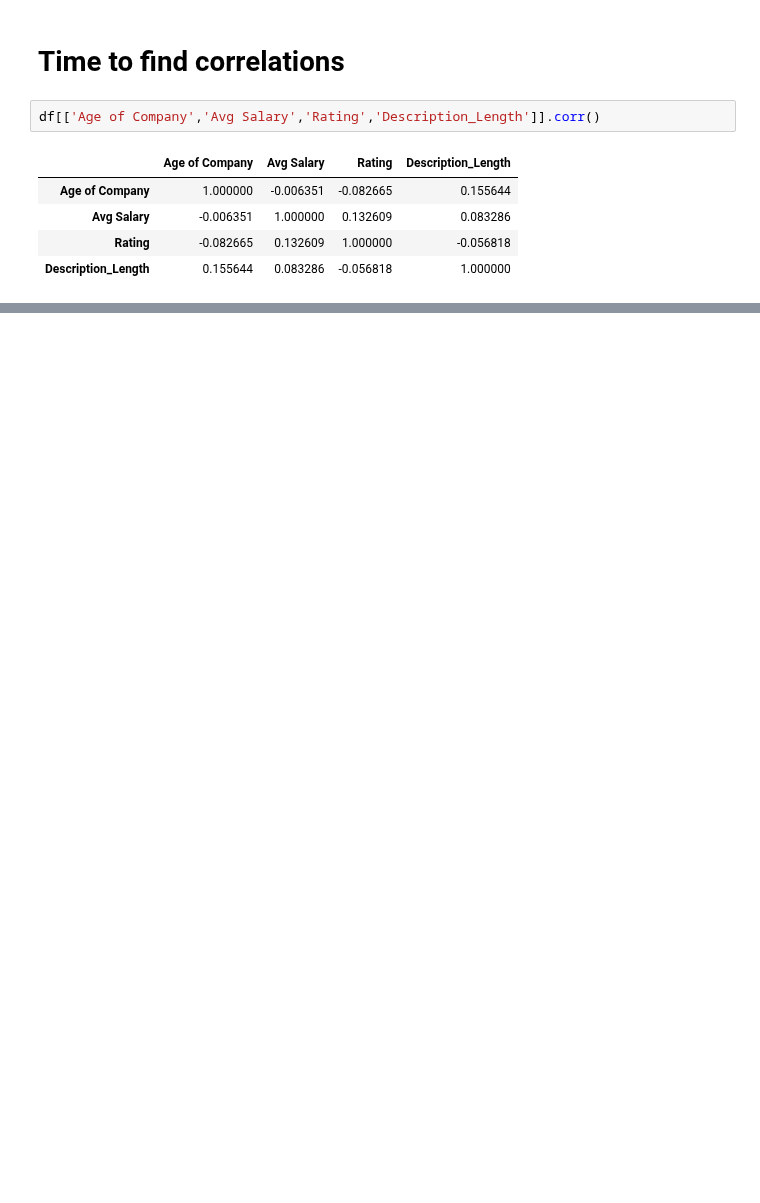
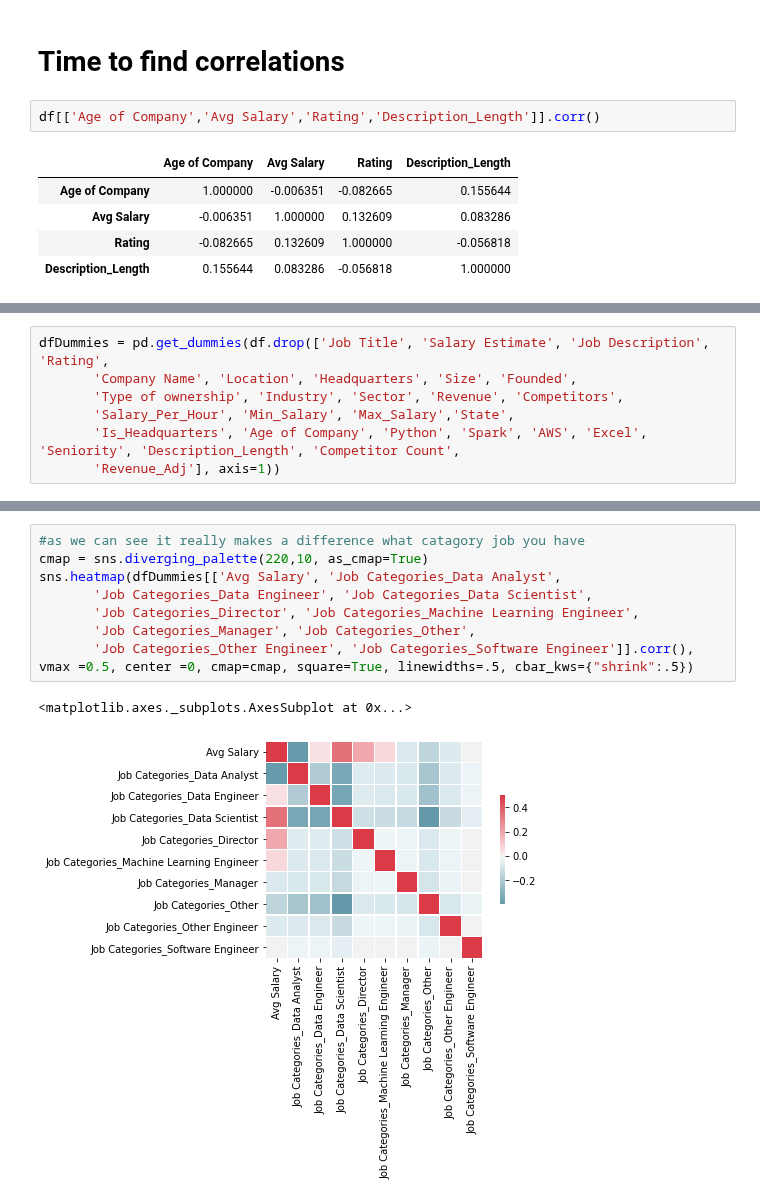
Before and after one commit to Aviost111/ds_project, a Jupyter notebook: visualisation.ipynb, the cells around one changed output, grey strips where cells are left out. Drawn from its saved outputs; the diff is of its cells as text; blank space fills up the shorter version.

```diff
--- a/visualisation.ipynb
+++ b/visualisation.ipynb
@@ -65,0 +235,7 @@ sns.relplot(x="Avg Salary",y="Seniority", data=df)
+# %%
+dfDummies = pd.get_dummies(df.drop(['Job Title', 'Salary Estimate', 'Job Description', 'Rating',
+       'Company Name', 'Location', 'Headquarters', 'Size', 'Founded',
+       'Type of ownership', 'Industry', 'Sector', 'Revenue', 'Competitors',
+       'Salary_Per_Hour', 'Min_Salary', 'Max_Salary','State',
+       'Is_Headquarters', 'Age of Company', 'Python', 'Spark', 'AWS', 'Excel', 'Seniority', 'Description_Length', 'Competitor Count',
+       'Revenue_Adj'], axis=1))
@@ -65,0 +263,11 @@ sns.relplot(x="Avg Salary",y="Seniority", data=df)
+# %%
+#as we can see it really makes a difference what catagory job you have
+cmap = sns.diverging_palette(220,10, as_cmap=True)
+sns.heatmap(dfDummies[['Avg Salary', 'Job Categories_Data Analyst',
+       'Job Categories_Data Engineer', 'Job Categories_Data Scientist',
+       'Job Categories_Director', 'Job Categories_Machine Learning Engineer',
+       'Job Categories_Manager', 'Job Categories_Other',
+       'Job Categories_Other Engineer', 'Job Categories_Software Engineer']].corr(), vmax =0.5, center =0, cmap=cmap, square=True, linewidths=.5, cbar_kws={"shrink":.5})
+# %% [output]
+<matplotlib.axes._subplots.AxesSubplot at 0x...>
+[figure, added]
```
Also changed, not shown: parts of 34 cells of this notebook.
